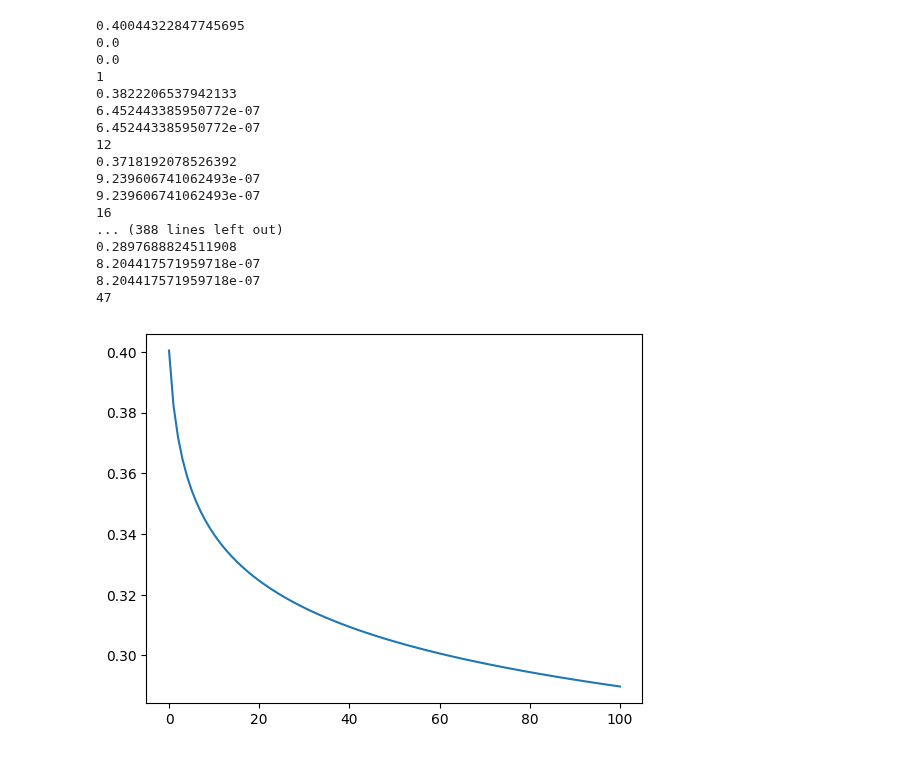
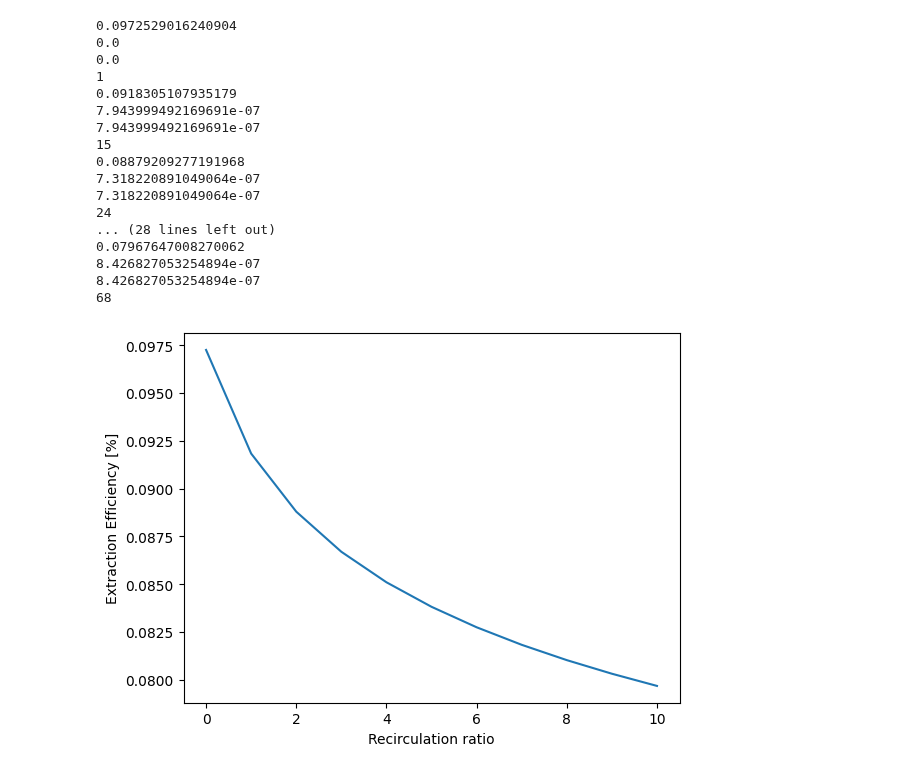
Before and after one commit to gabriele-ferrero/TRIOMA, a Jupyter notebook: recirculation.ipynb, the cells around one changed output. Drawn from its saved outputs; the diff is of its cells as text; code cells hidden in the pictures.

```diff
--- a/recirculation.ipynb
+++ b/recirculation.ipynb
@@ -26,14 +26,14 @@ reaction_energy = 17.6e6  # reaction energy in eV 17.6 MeV
 neutrons = Q / (reaction_energy * eV_to_J)
 
 tritium_gen = TBR * neutrons / N_A
-recirculation_vec=np.linspace(0,100,101)
-c_out_vec=[]
-eff_vec=[]
-extract_vec=[]
-n_pipes_vec=[]
+recirculation_vec=np.linspace(0,10,11)
+c_out_vec=np.array([])
+eff_vec=np.array([])
+extract_vec=np.array([])
+n_pipes_vec=np.array([])
 for recirculation in recirculation_vec:
     T=973.15
-    L=50
+    L=10
     d_hyd=25.4E-3
     U0=2.5
     c0=1E-3
@@ -50,49 +50,51 @@ for recirculation in recirculation_vec:
     i=0
     flibe=Fluid(T=T, Solubility=k_H, MS=True,D=D_flibe, d_Hyd=d_hyd ,mu=mu_flibe,rho=rho_flibe,U0=U0*(recirculation+1),k=mat.k,
         cp=mat.cp)
     Steel = Membrane( T=T,
             D=D_S,
             thick=0.25E-3,
             K_S=K_S_S,
             k_d=1E6,
             k_r=1E6,k=21)
     while err>tol:
         i=i+1
         c_in1=c_in
         PAV = Component(c_in=c_in, fluid=flibe, membrane=Steel)
         PAV.analytical_efficiency(L)
         PAV.update_attribute("eff",PAV.eff_an)
         PAV.outlet_c_comp()
         c_in=(PAV.c_out*recirculation+c0)/(recirculation+1)
         err=abs((c_in-c_in1)/c_in)
     # PAV.get_efficiency(L)
     print(PAV.eff_an)
     print(err)
     # PAV.inspect()
     print(err)
     print(i)
-    c_out_vec.append(PAV.c_out)
-    eff_vec.append(PAV.eff_an)
-    extract_vec.append((PAV.c_in-PAV.c_out)*PAV.fluid.U0*PAV.fluid.d_Hyd**2/4)
-    n_pipes_vec.append(tritium_gen/((PAV.c_in-PAV.c_out)*PAV.fluid.U0*PAV.fluid.d_Hyd**2/4))
+    c_out_vec=np.append(c_out_vec,PAV.c_out)
+    eff_vec=np.append(eff_vec,PAV.eff_an)
+    extract_vec=np.append(extract_vec,(PAV.c_in-PAV.c_out)*PAV.fluid.U0*PAV.fluid.d_Hyd**2/4)
+    n_pipes_vec=np.append(n_pipes_vec,tritium_gen/((PAV.c_in-PAV.c_out)*PAV.fluid.U0*PAV.fluid.d_Hyd**2/4*np.pi))
 plt.plot(recirculation_vec,eff_vec)
+plt.xlabel("Recirculation ratio")
+plt.ylabel("Extraction Efficiency [%]")
 plt.show()
 # %% [output]
-0.40044322847745695
+0.0972529016240904
 0.0
 0.0
 1
-0.3822206537942133
-6.452443385950772e-07
-6.452443385950772e-07
-12
-0.3718192078526392
-9.239606741062493e-07
-9.239606741062493e-07
-16
-... (388 lines left out)
-0.2897688824511908
-8.204417571959718e-07
-8.204417571959718e-07
-47
+0.0918305107935179
+7.943999492169691e-07
+7.943999492169691e-07
+15
+0.08879209277191968
+7.318220891049064e-07
+7.318220891049064e-07
+24
+... (28 lines left out)
+0.07967647008270062
+8.426827053254894e-07
+8.426827053254894e-07
+68
-[figure, old version]
+[figure, new version]
```
Also changed, not shown: parts of 3 cells of this notebook.
